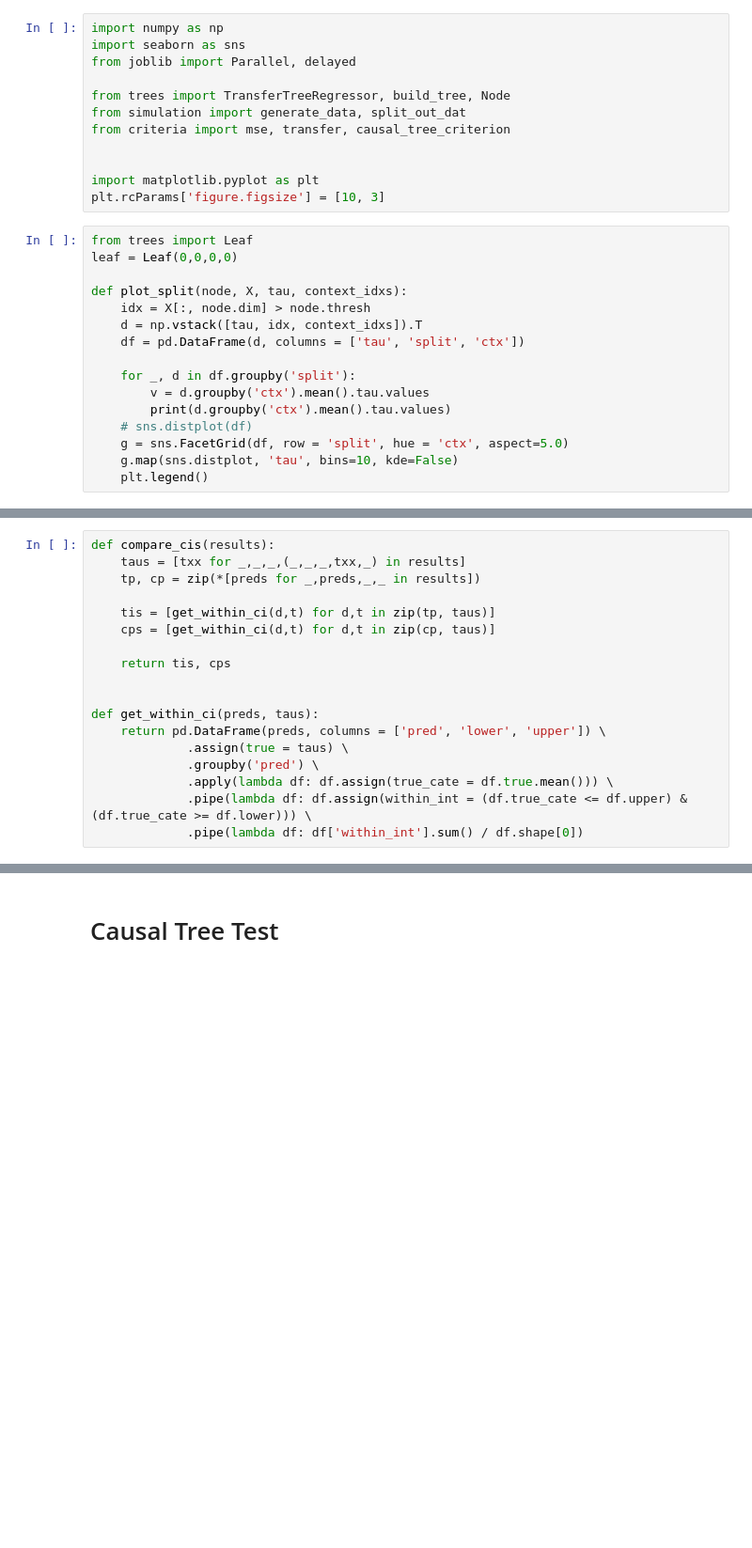
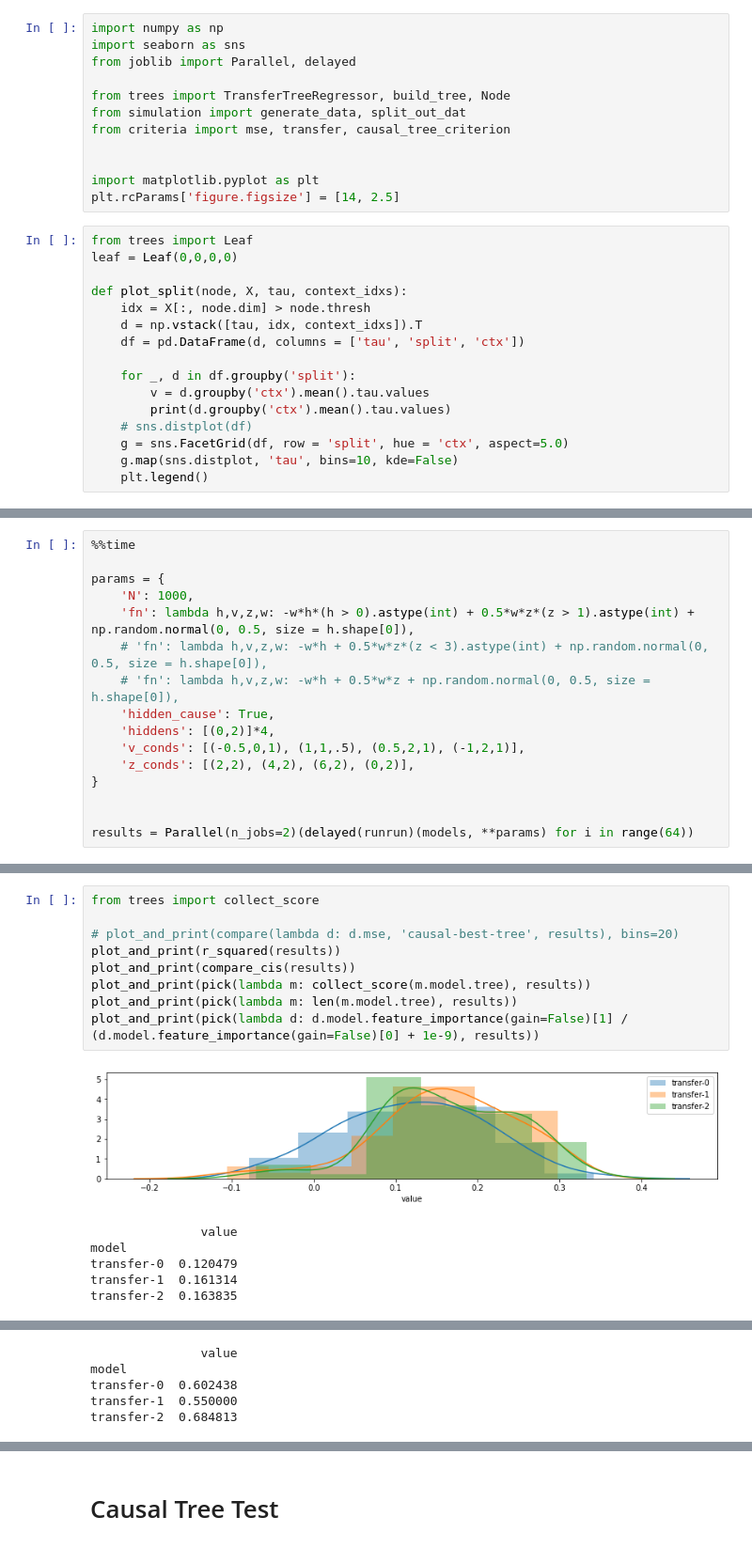
Before and after one commit to nandanrao/transfer-trees, a Jupyter notebook: simulate.ipynb, the cells around one changed output, grey strips where cells are left out. Shown: that part at 94% size. Drawn from its saved outputs; the diff is of its cells as text; blank space fills up the shorter version.

Commit message:
Simulation data types, new criteria types, splitting data

```diff
--- a/simulate.ipynb
+++ b/simulate.ipynb
@@ -15,7 +22,7 @@ from criteria import mse, transfer, causal_tree_criterion
 
 
 import matplotlib.pyplot as plt
-plt.rcParams['figure.figsize'] = [10, 3]
+plt.rcParams['figure.figsize'] = [14, 2.5]
 # %%
 from trees import Leaf
 leaf = Leaf(0,0,0,0)
@@ -237,18 +142,0 @@ array([ 0.06444949, -0.13969976])
-# %%
-def compare_cis(results):
-    taus = [txx for _,_,_,(_,_,_,txx,_) in results]
-    tp, cp = zip(*[preds for _,preds,_,_ in results])
-
-    tis = [get_within_ci(d,t) for d,t in zip(tp, taus)]
-    cps = [get_within_ci(d,t) for d,t in zip(cp, taus)]
-
-    return tis, cps
-
-
-def get_within_ci(preds, taus):
-    return pd.DataFrame(preds, columns = ['pred', 'lower', 'upper']) \
-             .assign(true = taus) \
-             .groupby('pred') \
-             .apply(lambda df: df.assign(true_cate = df.true.mean())) \
-             .pipe(lambda df: df.assign(within_int = (df.true_cate <= df.upper) & (df.true_cate >= df.lower))) \
-             .pipe(lambda df: df['within_int'].sum() / df.shape[0])
@@ -265,0 +263,16 @@ np.mean(compare_cis(results)[0]), np.mean(compare_cis(results)[1])
+# %%
+%%time
+
+params = {
+    'N': 1000,
+    'fn': lambda h,v,z,w: -w*h*(h > 0).astype(int) + 0.5*w*z*(z > 1).astype(int) + np.random.normal(0, 0.5, size = h.shape[0]),
+    # 'fn': lambda h,v,z,w: -w*h + 0.5*w*z*(z < 3).astype(int) + np.random.normal(0, 0.5, size = h.shape[0]),
+    # 'fn': lambda h,v,z,w: -w*h + 0.5*w*z + np.random.normal(0, 0.5, size = h.shape[0]),
+    'hidden_cause': True,
+    'hiddens': [(0,2)]*4,
+    'v_conds': [(-0.5,0,1), (1,1,.5), (0.5,2,1), (-1,2,1)],
+    'z_conds': [(2,2), (4,2), (6,2), (0,2)],
+}
+
+
+results = Parallel(n_jobs=2)(delayed(runrun)(models, **params) for i in range(64))
@@ -265,0 +282,16 @@ np.mean(compare_cis(results)[0]), np.mean(compare_cis(results)[1])
+# %%
+from trees import collect_score
+
+# plot_and_print(compare(lambda d: d.mse, 'causal-best-tree', results), bins=20)
+plot_and_print(r_squared(results))
+plot_and_print(compare_cis(results))
+plot_and_print(pick(lambda m: collect_score(m.model.tree), results))
+plot_and_print(pick(lambda m: len(m.model.tree), results))
+plot_and_print(pick(lambda d: d.model.feature_importance(gain=False)[1] / (d.model.feature_importance(gain=False)[0] + 1e-9), results))
+# %% [output]
+[figure, added]
+               value
+model
+transfer-0  0.120479
+transfer-1  0.161314
+transfer-2  0.163835
@@ -265,0 +299,5 @@ np.mean(compare_cis(results)[0]), np.mean(compare_cis(results)[1])
+               value
+model
+transfer-0  0.602438
+transfer-1  0.550000
+transfer-2  0.684813
```
Also changed, not shown: parts of 52 cells of this notebook, 5 other files.
